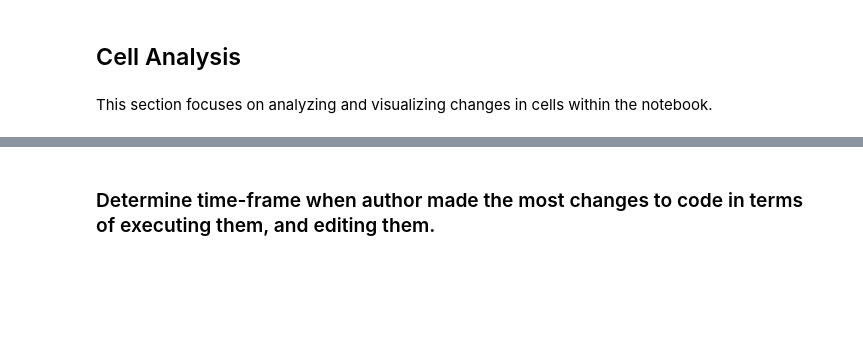
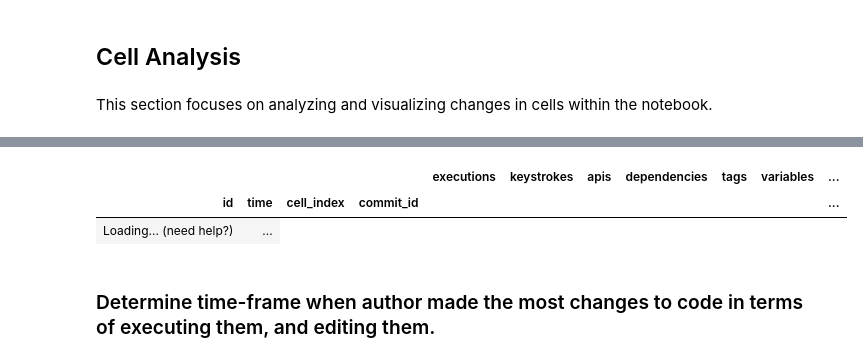
Before and after one commit to draghun/cynosure_study, a Jupyter notebook: meta-analysis.ipynb, the cells around one changed output, grey strips where cells are left out. Cells and saved outputs as stored; diff of their text form; code cells hidden in the pictures; blank space fills up the shorter version.

```diff
--- a/meta-analysis.ipynb
+++ b/meta-analysis.ipynb
@@ -203,6 +206,9 @@ dfCell, dfNb = createDataFrame()
 # %% [markdown]
 This section focuses on analyzing and visualizing changes in cells within the notebook.
 # %%
+def diff_func(df):
+    return df.diff()
+
 # Isolate cells with code
 tmp = dfCell[dfCell['cell_type'] == 'code'].dropna(subset=['executions', 'keystrokes'])
 tmp.set_index(['id', 'time', 'cell_index', 'commit_id'], inplace=True)
@@ -218,15 +224,11 @@ tmp['diffs_apis'] = np.nan
 # This process generates a warning because of the way in which we are slicing
 # the dataframe. (Ignore)
 dfCellCode = pd.DataFrame()
-for idx in tmp.index.levels[0]:
-    tmp.diffs_exec[idx] = tmp.executions[idx].diff()
-    tmp.diffs_ks[idx] = tmp.keystrokes[idx].diff()
-    tmp.diffs_apis[idx] = tmp.api_len[idx].diff()
 
 # populate a new dataframe with this information
-dfCellCode['executions'] = tmp['diffs_exec']
-dfCellCode['keystrokes'] = tmp['diffs_ks']
-dfCellCode['apis'] = tmp['diffs_apis']
+dfCellCode['executions'] = tmp.groupby('id')['executions'].apply(diff_func)
+dfCellCode['keystrokes'] = tmp.groupby('id')['keystrokes'].apply(diff_func)
+dfCellCode['apis'] = tmp.groupby('id')['api_len'].apply(diff_func)
 
 dfCellCode['dependencies'] = tmp['deps_len']
 dfCellCode['tags'] = tmp['tags_len']
@@ -243,3 +245,6 @@ dfCellCode_active = dfCellCode[(dfCellCode['executions'] > 0) | (dfCellCode['key
 # save to file (optional)
 # dfCellCode.to_csv('code_cell_diff_data.csv')
 # dfCellCode_active.to_csv('code_cell_diff_data_active.csv')
+# %%
+dfCellCode
+# %% [output]
@@ -246,3 +252,6 @@ dfCellCode_active = dfCellCode[(dfCellCode['executions'] > 0) | (dfCellCode['key
+|  |  |  |  | executions | keystrokes | apis | dependencies | tags | variables | ... |
+| id | time | cell_index | commit_id |  |  |  |  |  |  | ... |
+| Loading... (need help?) | ... |
 # %% [markdown]
 ### Determine time-frame when author made the most changes to code in terms of executing them, and editing them.
 # %%
```
Also changed, not shown: parts of 6 cells of this notebook, 1 other file.
